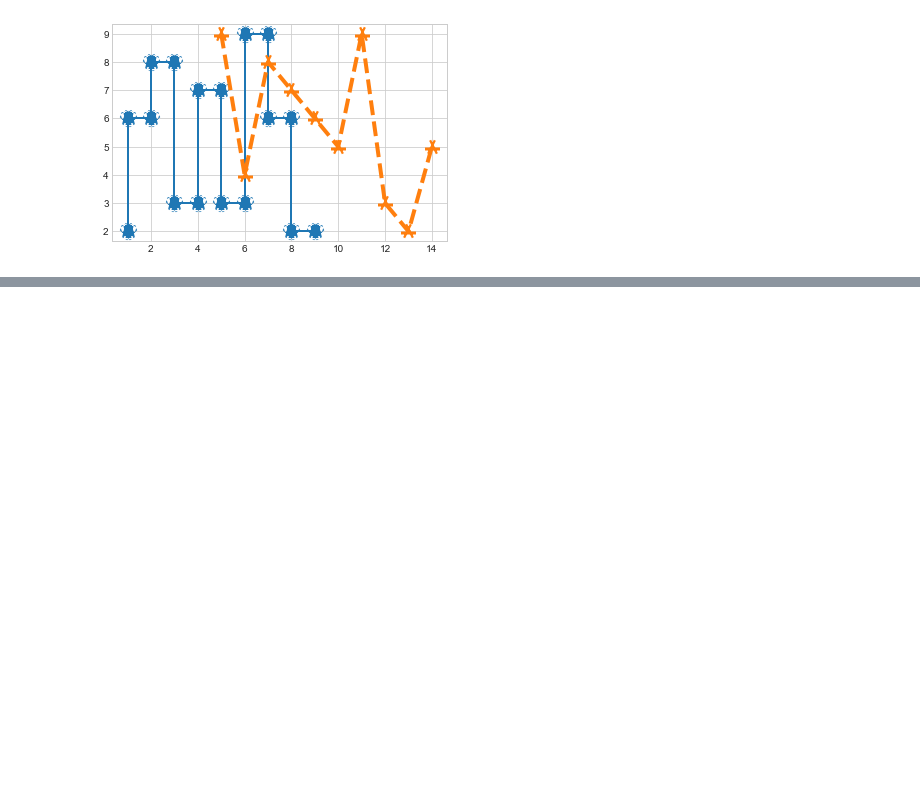
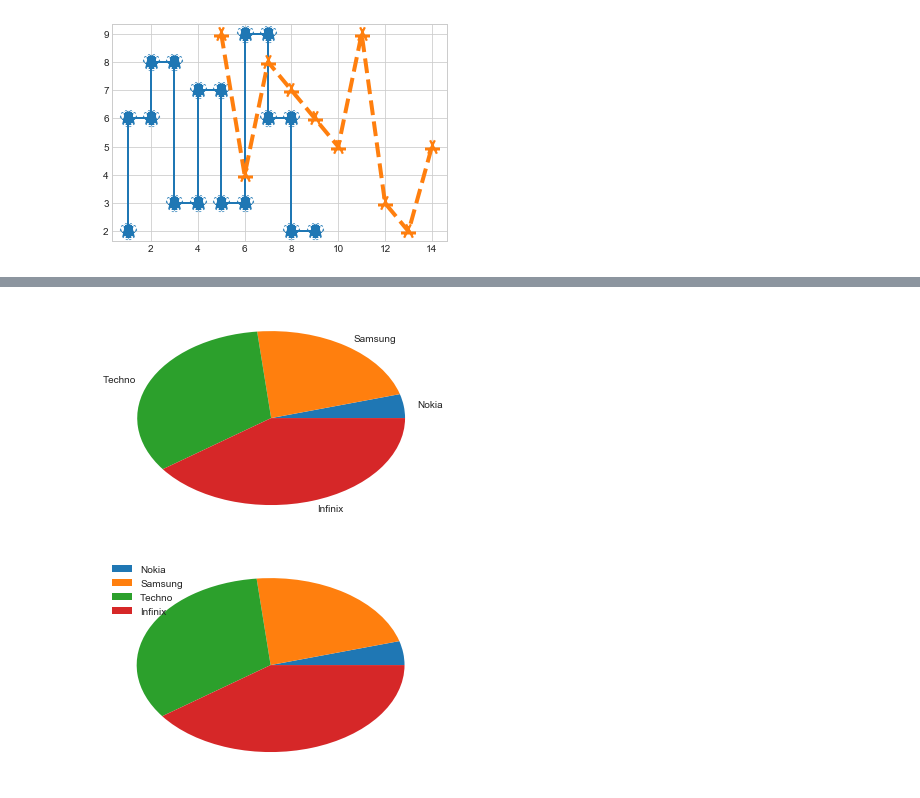
Before and after one commit to ArthurEzenwanne/python-learning, a Jupyter notebook: Lesson-2-Practice.ipynb, the cells around one changed output, grey strips where cells are left out. Saved outputs shown, nothing was run; the diff lists cells and outputs as text; code cells hidden in the pictures; blank space fills up the shorter version.

```diff
--- a/Lesson-2-Practice.ipynb
+++ b/Lesson-2-Practice.ipynb
@@ -187,0 +198,14 @@ plt.plot(x1,y1, ls='--', lw=4, marker='1', mew=15)
+# %%
+#add labels to a chart using the functional method
+z = (100,500,750,900)
+phone_sales = ('Nokia','Samsung','Techno','Infinix')
+plt.pie(z, labels=phone_sales)
+plt.show()
+
+#add legend to a chart using the functional method
+plt.pie(z)
+plt.legend(phone_sales, loc='upper left')
+plt.show()
+# %% [output]
+[figure, added]
+[figure, added]
```
Also changed, not shown: parts of 7 cells of this notebook.
